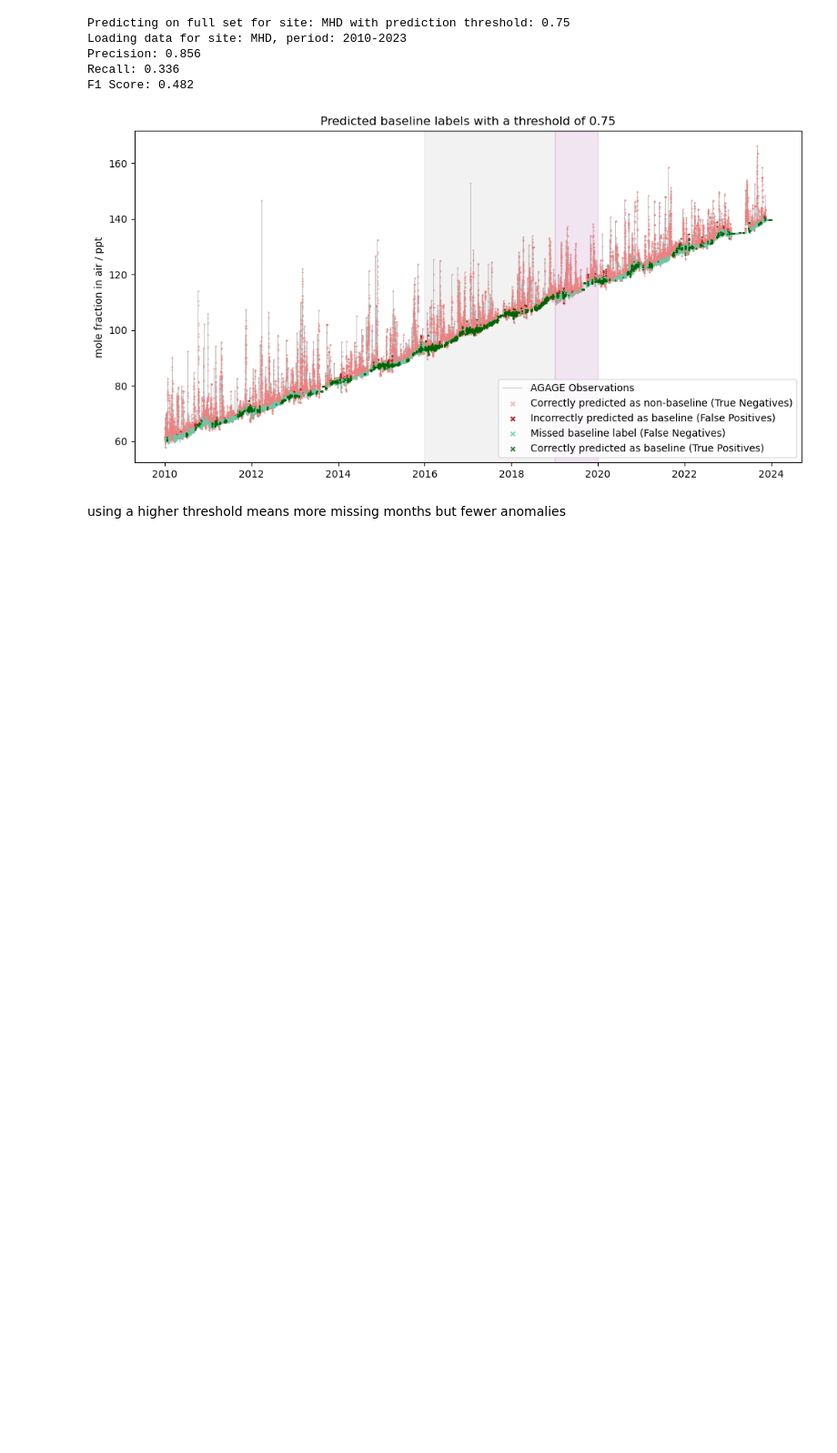
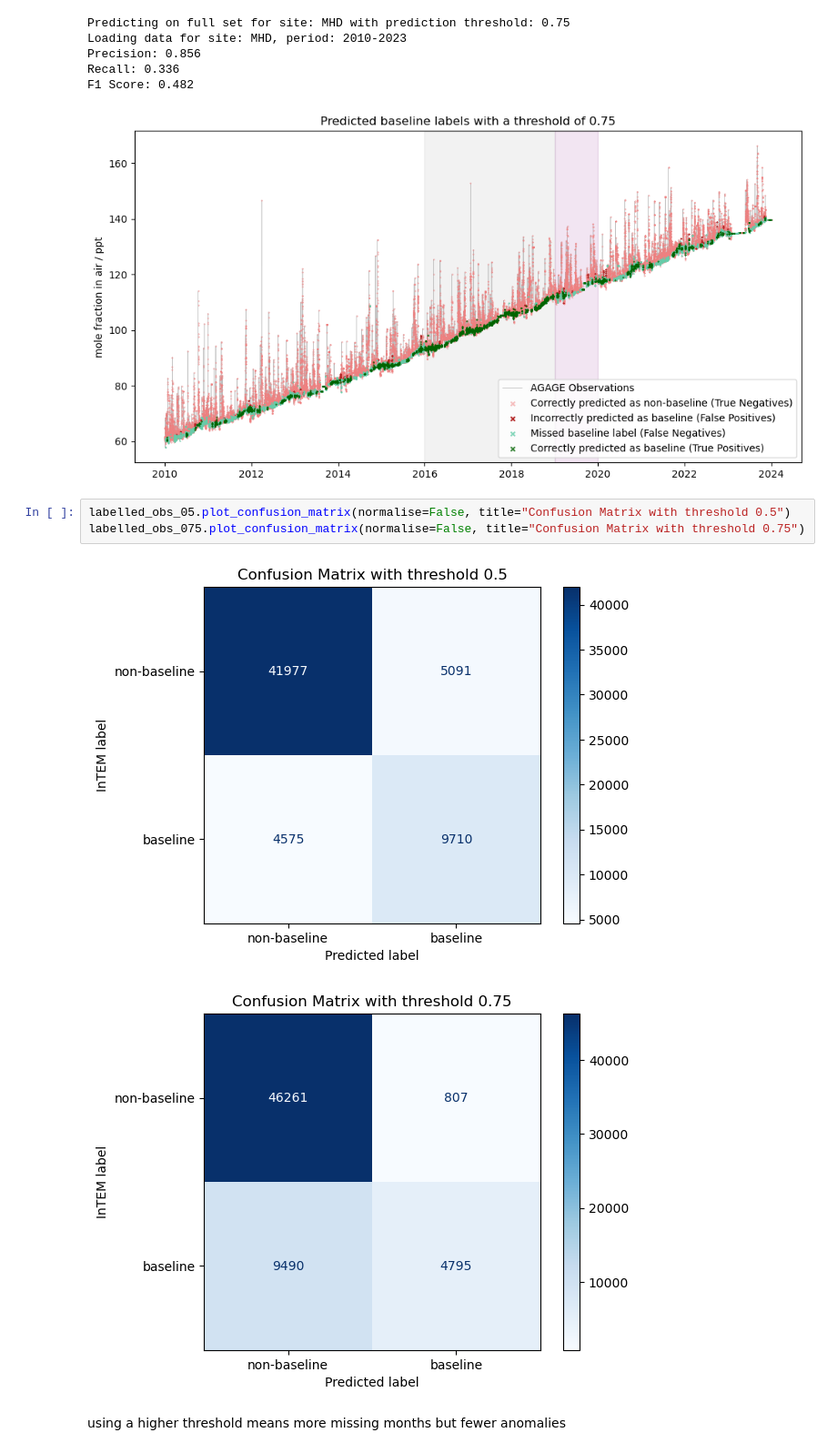
Before and after one commit to openghg/ml-baselines, a Jupyter notebook: notebooks/predicting.ipynb, the cells around one changed output. Shown at 91% size. Drawn from its saved outputs; the diff is of its cells as text; blank space fills up the shorter version.

```diff
--- a/notebooks/predicting.ipynb
+++ b/notebooks/predicting.ipynb
@@ -159,6 +143,12 @@ Precision: 0.856
 Recall: 0.336
 F1 Score: 0.482
 [figure]
+# %%
+labelled_obs_05.plot_confusion_matrix(normalise=False, title="Confusion Matrix with threshold 0.5")
+labelled_obs_075.plot_confusion_matrix(normalise=False, title="Confusion Matrix with threshold 0.75")
+# %% [output]
+[figure, added]
+[figure, added]
 # %% [markdown]
 using a higher threshold means more missing months but fewer anomalies
 # %%
```
Also changed, not shown: parts of 4 cells of this notebook.
